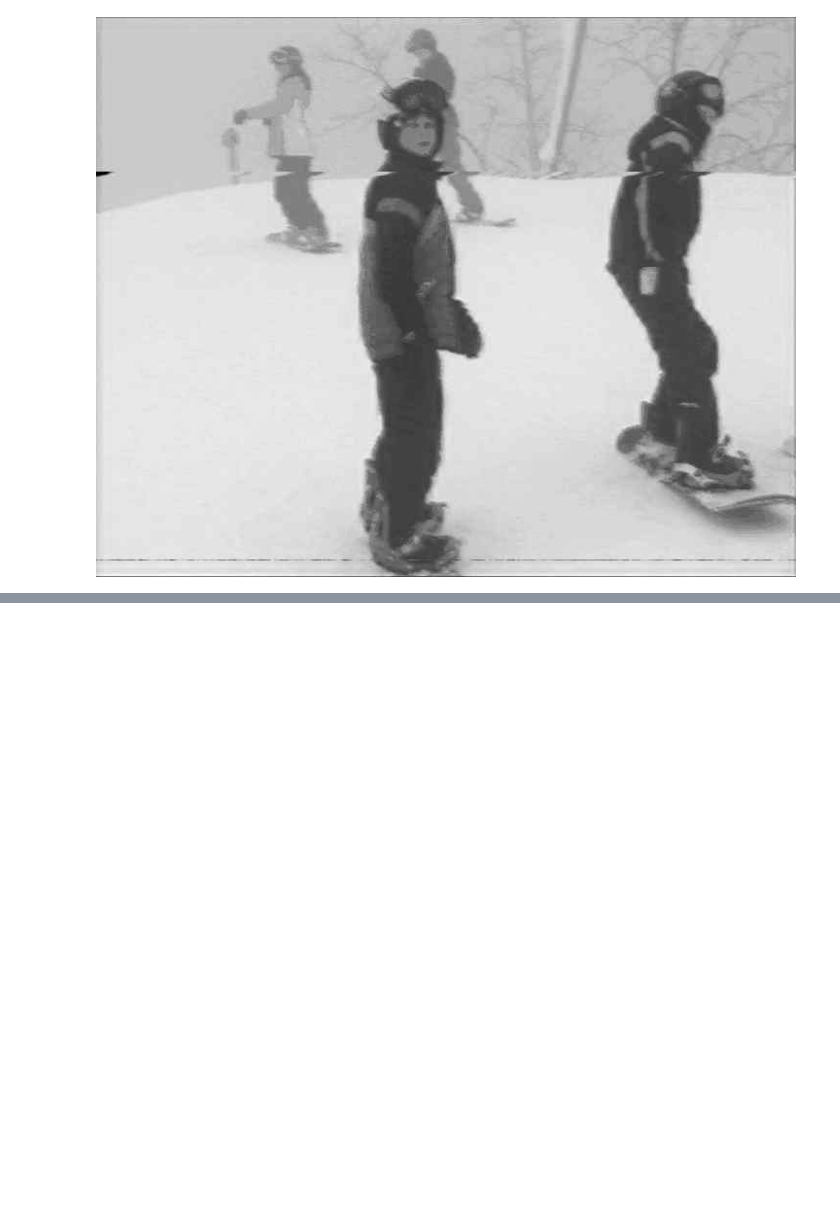
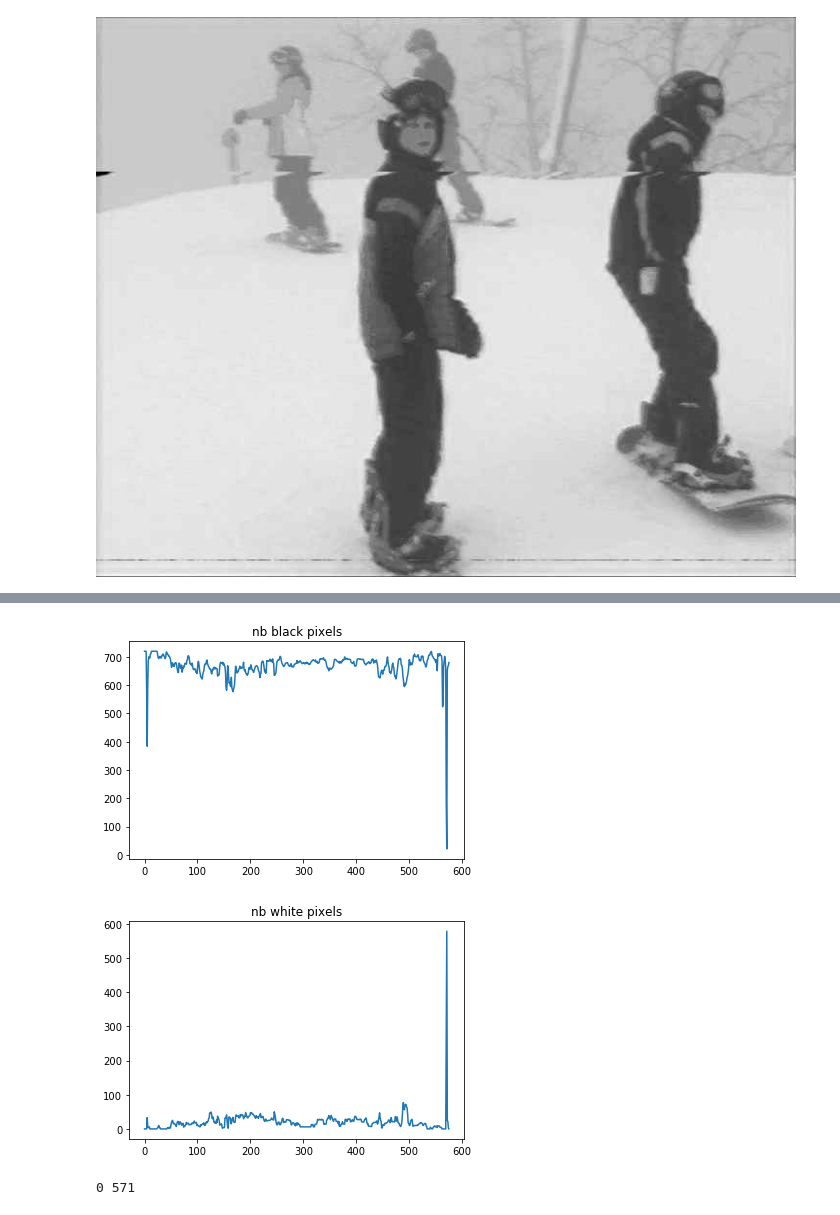
Before and after one commit to EpicKiwi/projet-datascience, a Jupyter notebook: notebooks/black_white_line.ipynb, the cells around one changed output, grey strips where cells are left out. Cells and saved outputs as stored; diff of their text form; code cells hidden in the pictures; blank space fills up the shorter version.

```diff
--- a/notebooks/black_white_line.ipynb
+++ b/notebooks/black_white_line.ipynb
@@ -116,0 +138,9 @@ plt.plot(hist)
+# %%
+black_max = get_blackpix_by_line(img_contour, 30)
+white_max = get_whitepix_by_line(img_contour, 230)
+
+print(black_max, white_max)
+# %% [output]
+[figure, added]
+[figure, added]
+0 571
```
Also changed, not shown: parts of 7 cells of this notebook, 1 other file.
